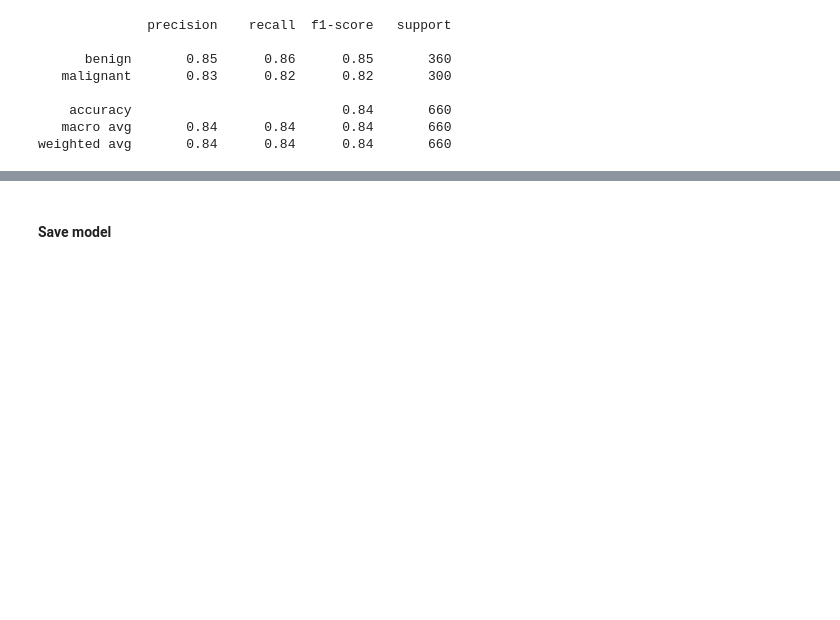
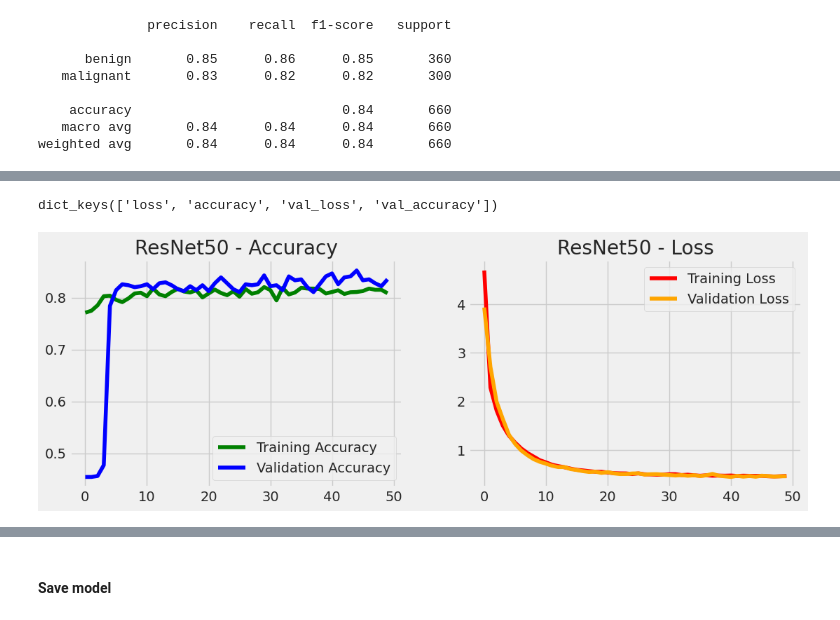
Before and after one commit to HazalAtis/skin_cancer_prediction, a Jupyter notebook: skin-cancer.ipynb, the cells around one changed output, grey strips where cells are left out. Drawn from its saved outputs; the diff is of its cells as text; code cells hidden in the pictures; blank space fills up the shorter version.

```diff
--- a/skin-cancer.ipynb
+++ b/skin-cancer.ipynb
@@ -352,0 +453,13 @@ weighted avg       0.84      0.84      0.84       660
+# %%
+# Set number of epochs
+epochs = 50
+
+# Train the model
+history_resnet = model_resnet.fit(
+    train_gen,
+    validation_data=val_gen,
+    epochs=epochs,
+    steps_per_epoch=len(train_gen),
+    validation_steps=len(val_gen),
+    shuffle=True
+)
@@ -352,0 +484,34 @@ weighted avg       0.84      0.84      0.84       660
+# %%
+print(history_resnet.history.keys())
+# %% [output]
+dict_keys(['loss', 'accuracy', 'val_loss', 'val_accuracy'])
+# %%
+def plot_training_history(history, model_name="Model"):
+    acc = history.history['accuracy']
+    val_acc = history.history.get('val_accuracy', [])
+    loss = history.history['loss']
+    val_loss = history.history.get('val_loss', [])
+
+    epochs_range = range(len(acc))
+
+    plt.figure(figsize=(12, 4))
+
+    plt.subplot(1, 2, 1)
+    plt.plot(epochs_range, acc, label='Training Accuracy', color='green')
+    if val_acc:
+        plt.plot(epochs_range, val_acc, label='Validation Accuracy', color='blue')
+    plt.title(f'{model_name} - Accuracy')
+    plt.legend()
+
+    plt.subplot(1, 2, 2)
+    plt.plot(epochs_range, loss, label='Training Loss', color='red')
+    if val_loss:
+        plt.plot(epochs_range, val_loss, label='Validation Loss', color='orange')
+    plt.title(f'{model_name} - Loss')
+    plt.legend()
+
+    plt.show()
+# %%
+plot_training_history(history_resnet, "ResNet50")
+# %% [output]
+[figure, added]
```
Also changed, not shown: parts of 14 cells of this notebook.
